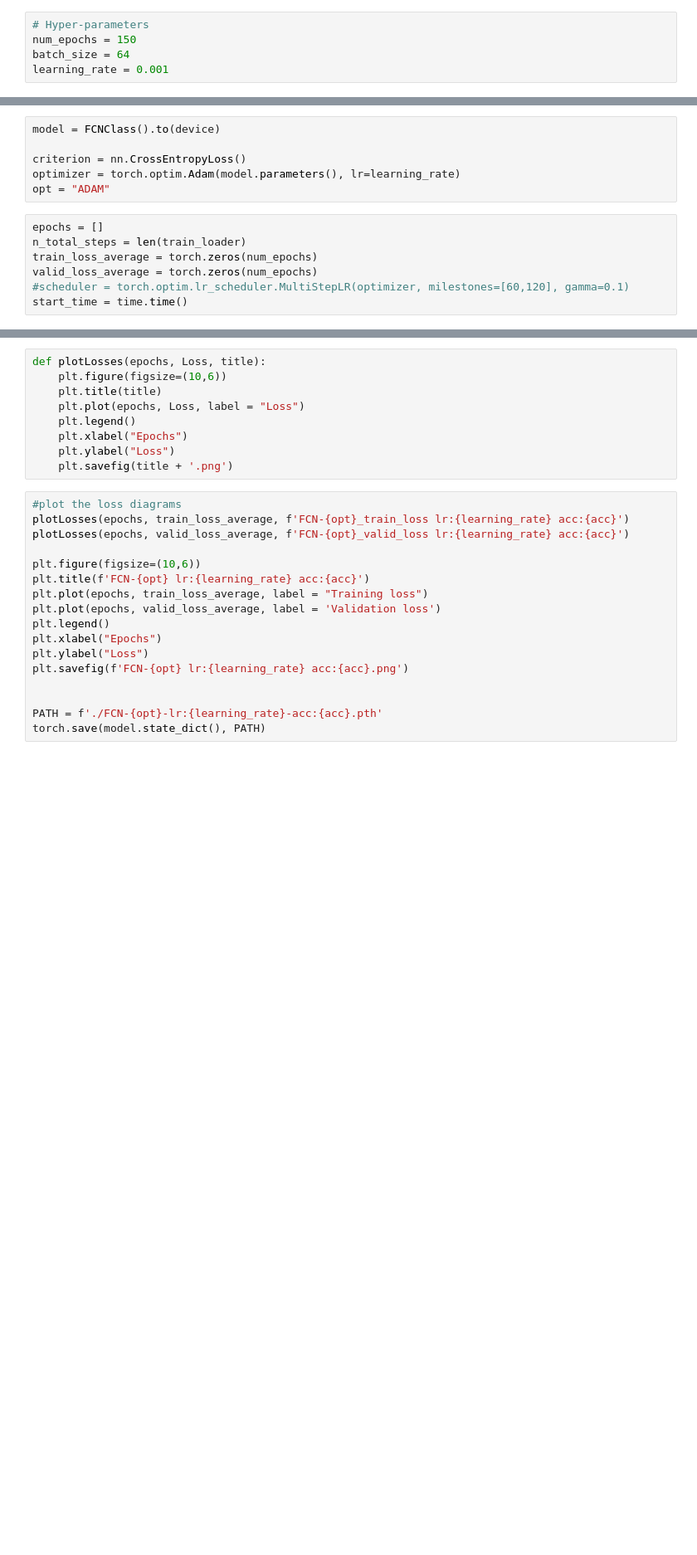
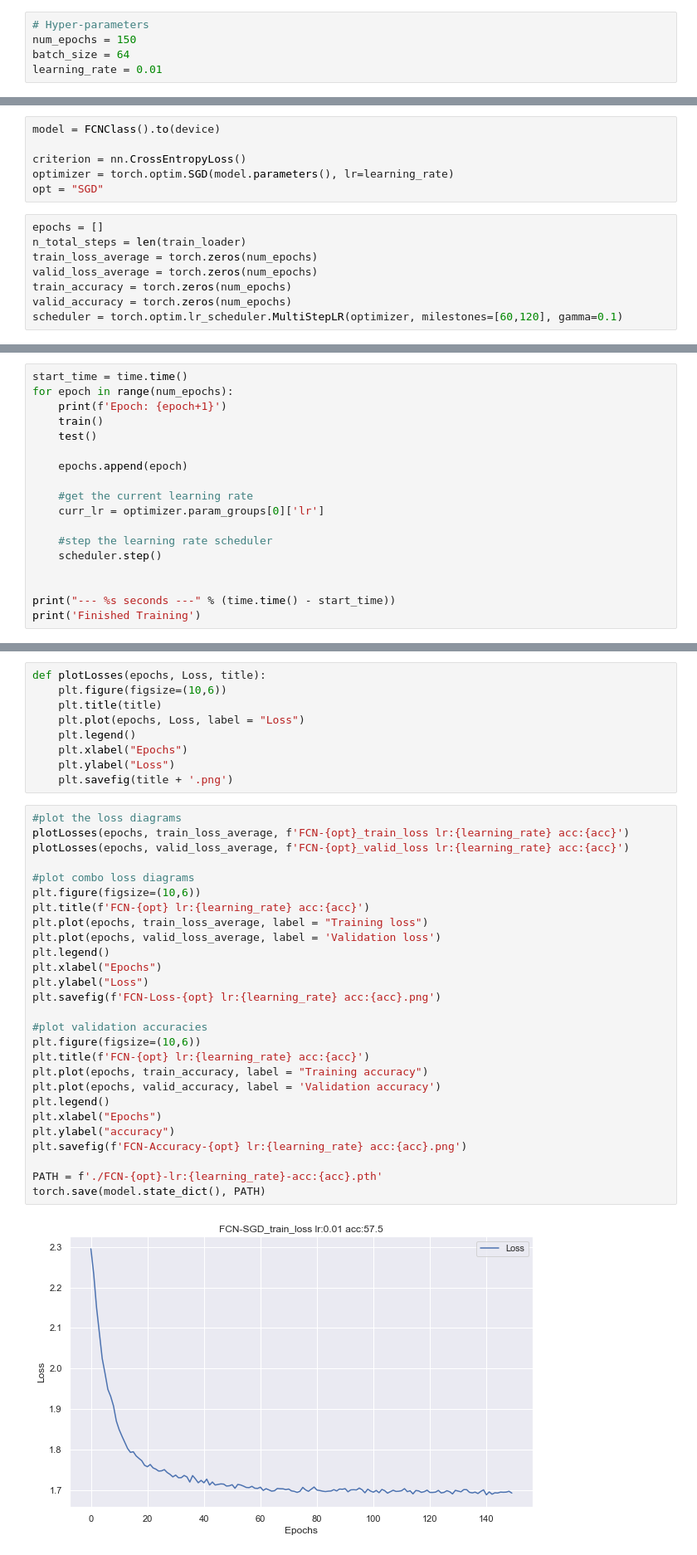
Before and after one commit to COMP6248-Reproducability-Challenge/MaSS-optimiser, a Jupyter notebook: General/Code/FCNN.ipynb, the cells around one changed output, grey strips where cells are left out. Shown: that part at 83% size. Saved outputs shown, nothing was run; the diff lists cells and outputs as text; blank space fills up the shorter version.

Commit message:
more model training

```diff
--- a/General/Code/FCNN.ipynb
+++ b/General/Code/FCNN.ipynb
@@ -20,7 +20,7 @@ device = torch.device('cuda' if torch.cuda.is_available() else 'cpu')
 # Hyper-parameters
 num_epochs = 150
 batch_size = 64
-learning_rate = 0.001
+learning_rate = 0.01
 # %%
 # dataset has PILImage images of range [0, 1].
 # We transform them to Tensors of normalized range [-1, 1]
@@ -119,13 +116,14 @@ class FCNClass(nn.Module):
 model = FCNClass().to(device)
 
 criterion = nn.CrossEntropyLoss()
-optimizer = torch.optim.Adam(model.parameters(), lr=learning_rate)
-opt = "ADAM"
+optimizer = torch.optim.SGD(model.parameters(), lr=learning_rate)
+opt = "SGD"
 # %%
 epochs = []
 n_total_steps = len(train_loader)
 train_loss_average = torch.zeros(num_epochs)
 valid_loss_average = torch.zeros(num_epochs)
-#scheduler = torch.optim.lr_scheduler.MultiStepLR(optimizer, milestones=[60,120], gamma=0.1)
-start_time = time.time()
+train_accuracy = torch.zeros(num_epochs)
+valid_accuracy = torch.zeros(num_epochs)
+scheduler = torch.optim.lr_scheduler.MultiStepLR(optimizer, milestones=[60,120], gamma=0.1)
 # %%
@@ -201,0 +200,18 @@ Epoch 106                    Training Loss: 1.3642768797589773               Val
+# %%
+start_time = time.time()
+for epoch in range(num_epochs):
+    print(f'Epoch: {epoch+1}')
+    train()
+    test()
+
+    epochs.append(epoch)
+
+    #get the current learning rate
+    curr_lr = optimizer.param_groups[0]['lr']
+
+    #step the learning rate scheduler
+    scheduler.step()
+
+
+print("--- %s seconds ---" % (time.time() - start_time))
+print('Finished Training')
@@ -226,17 +262,29 @@ def plotLosses(epochs, Loss, title):
 # %%
 #plot the loss diagrams
 plotLosses(epochs, train_loss_average, f'FCN-{opt}_train_loss lr:{learning_rate} acc:{acc}')
 plotLosses(epochs, valid_loss_average, f'FCN-{opt}_valid_loss lr:{learning_rate} acc:{acc}')
 
+#plot combo loss diagrams
 plt.figure(figsize=(10,6))
 plt.title(f'FCN-{opt} lr:{learning_rate} acc:{acc}')
 plt.plot(epochs, train_loss_average, label = "Training loss")
 plt.plot(epochs, valid_loss_average, label = 'Validation loss')
 plt.legend()
 plt.xlabel("Epochs")
 plt.ylabel("Loss")
-plt.savefig(f'FCN-{opt} lr:{learning_rate} acc:{acc}.png')
+plt.savefig(f'FCN-Loss-{opt} lr:{learning_rate} acc:{acc}.png')
 
+#plot validation accuracies
+plt.figure(figsize=(10,6))
+plt.title(f'FCN-{opt} lr:{learning_rate} acc:{acc}')
+plt.plot(epochs, train_accuracy, label = "Training accuracy")
+plt.plot(epochs, valid_accuracy, label = 'Validation accuracy')
+plt.legend()
+plt.xlabel("Epochs")
+plt.ylabel("accuracy")
+plt.savefig(f'FCN-Accuracy-{opt} lr:{learning_rate} acc:{acc}.png')
 
 PATH = f'./FCN-{opt}-lr:{learning_rate}-acc:{acc}.pth'
 torch.save(model.state_dict(), PATH)
+# %% [output]
+[figure, added]
```
Also changed, not shown: parts of 6 cells of this notebook, 16 other files.
